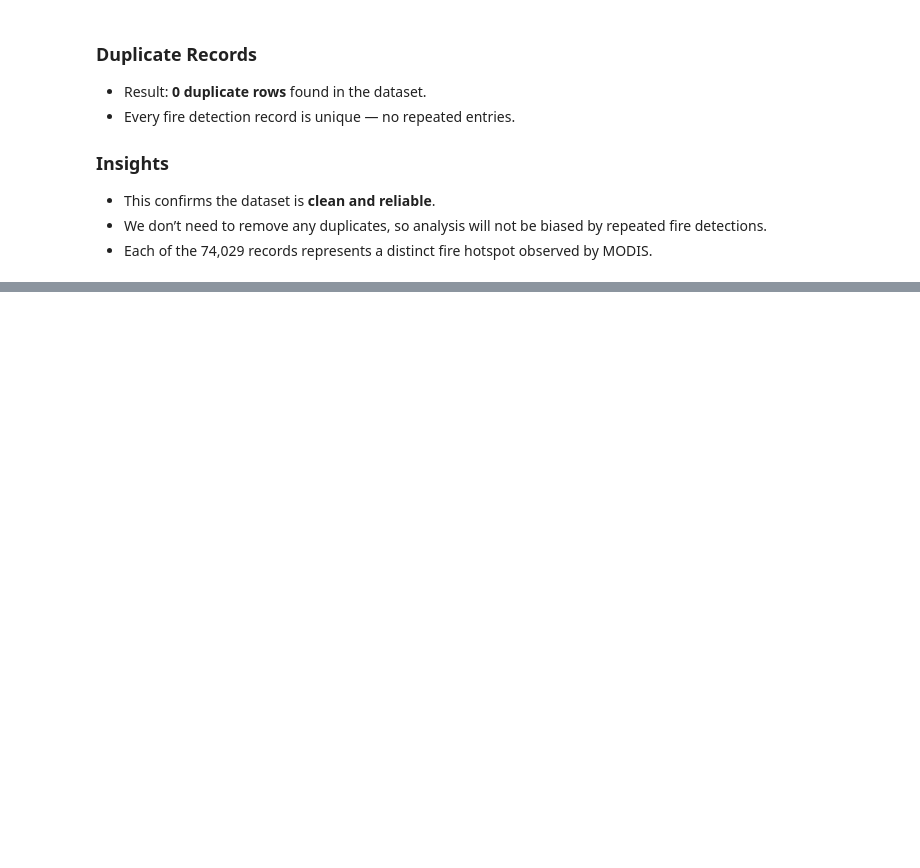
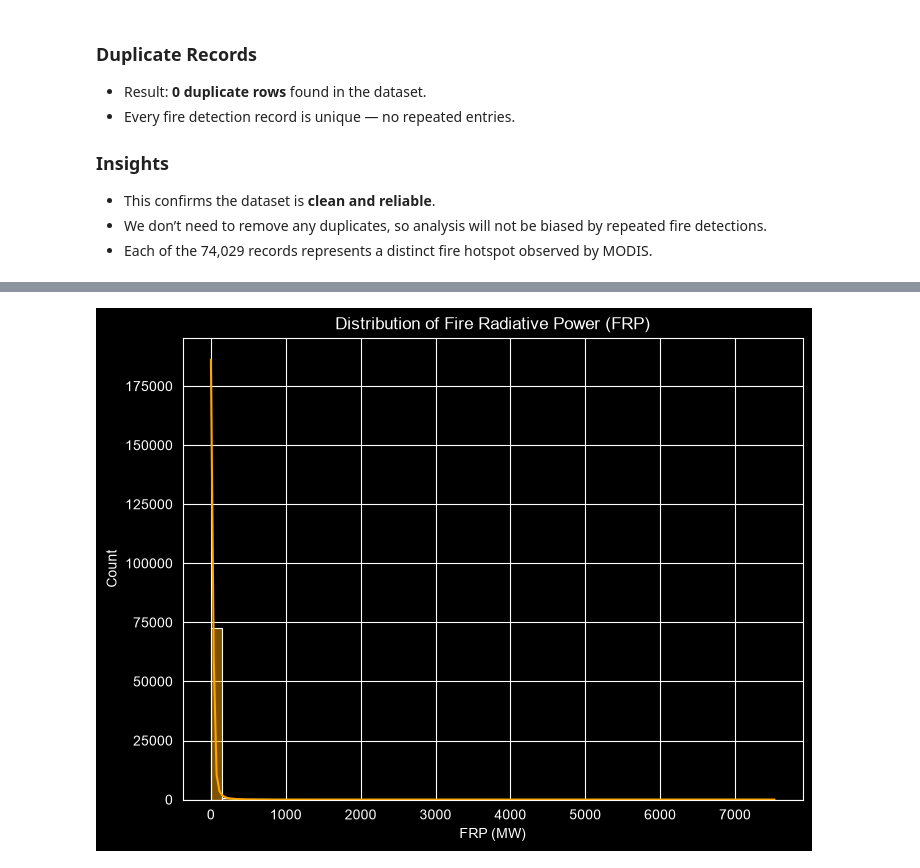
Before and after one commit to VishnuIITP/EDA_modis_fire, a Jupyter notebook: eda_modis_fire.ipynb, the cells around one changed output, grey strips where cells are left out. Cells and saved outputs as stored; diff of their text form; code cells hidden in the pictures; blank space fills up the shorter version.

```diff
--- a/eda_modis_fire.ipynb
+++ b/eda_modis_fire.ipynb
@@ -255,0 +506,12 @@ Duplicate rows:
+# %%
+import matplotlib.pyplot as plt
+import seaborn as sns
+
+plt.figure(figsize=(8,6))
+sns.histplot(df['frp'], bins=50, kde=True, color='orange')
+plt.title('Distribution of Fire Radiative Power (FRP)')
+plt.xlabel('FRP (MW)')
+plt.ylabel('Count')
+plt.show()
+# %% [output]
+[figure, added]
```
Also changed, not shown: parts of 78 cells of this notebook, 1 other file.
